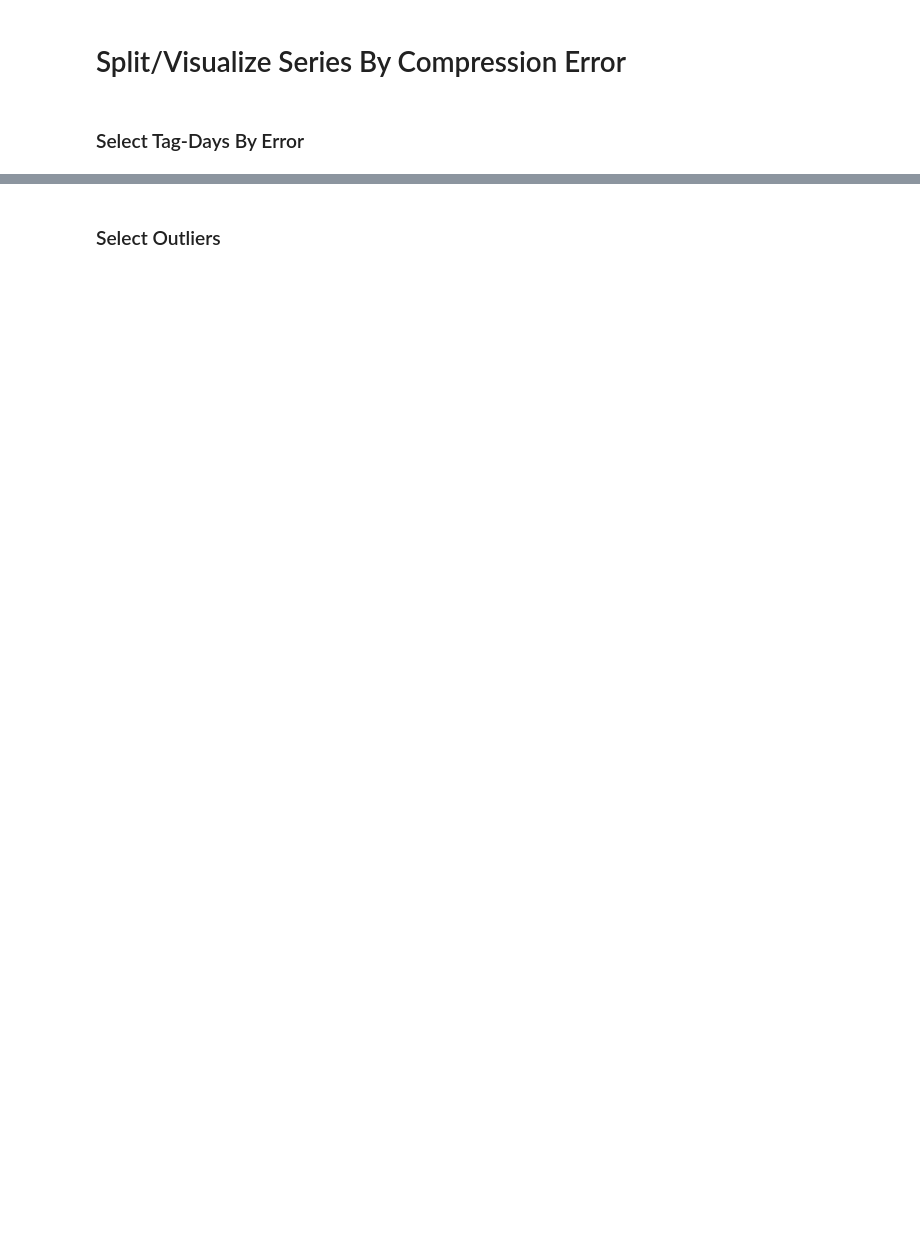
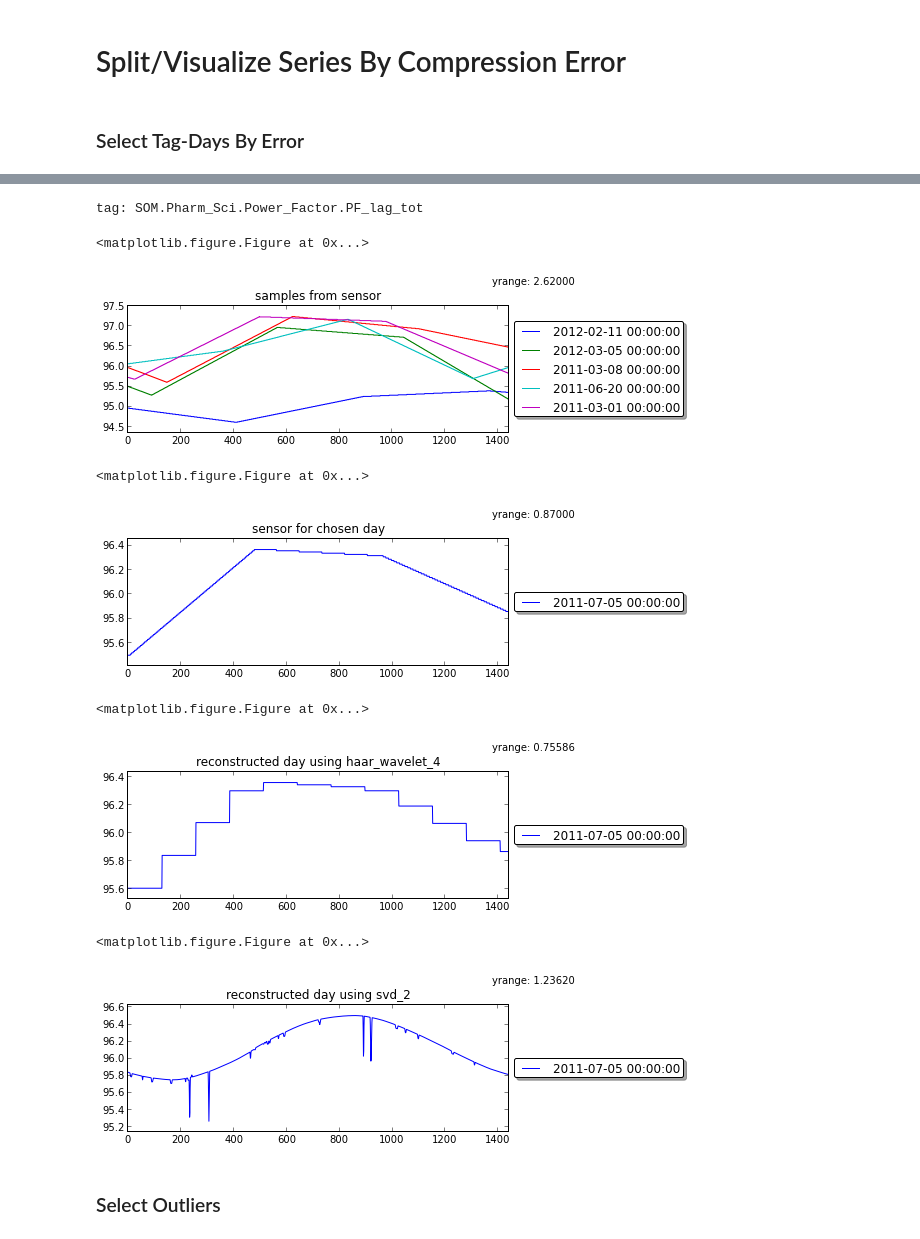
Before and after one commit to melkherj/SmartGridProject, a Jupyter notebook: notebooks/Compression_Performance.ipynb, the cells around one changed output, grey strips where cells are left out. Saved outputs shown, nothing was run; the diff lists cells and outputs as text; code cells hidden in the pictures; blank space fills up the shorter version.

```diff
--- a/notebooks/Compression_Performance.ipynb
+++ b/notebooks/Compression_Performance.ipynb
@@ -179,3 +191,30 @@ selected = errs.index[haar_svd_fail | svd_does_well]
+# %%
+def plot_tag_day_reconstructed(tag_index, date_index, compressors):
+    tag = context['tag_list'][tag_index]
+    print 'tag: %s'%tag
+    df = get_tag_series(tag)
+    plot_daily_series(df, title='samples from sensor')
+    df_day = filter_df_date(df, date_index, context)
+    plot_daily_series(df_day,samples=None,title='sensor for chosen day')
+    for compressor in compressors:
+        outlier_reconstructed = decompress_df(df_compressed[(df_compressed.index.get_level_values(0) == tag_index) &
+                                                   (df_compressed.index.get_level_values(1) == date_index)],
+                                                  context, compressor)
+        plot_daily_series(outlier_reconstructed,samples=None, title='reconstructed day using %s'%compressor)
+
+tag_index,date_index = random.choice(haar_does_well)
+
+plot_tag_day_reconstructed(tag_index,date_index, ['haar_wavelet_4','svd_2'])
+# %% [output]
+tag: SOM.Pharm_Sci.Power_Factor.PF_lag_tot
+<matplotlib.figure.Figure at 0x...>
+[figure, added]
+<matplotlib.figure.Figure at 0x...>
+[figure, added]
+<matplotlib.figure.Figure at 0x...>
+[figure, added]
+<matplotlib.figure.Figure at 0x...>
+[figure, added]
 # %%
 # Create a dict mapping tag -> [selected dates]
 dist = defaultdict(list)
```
Also changed, not shown: parts of 5 cells of this notebook.
